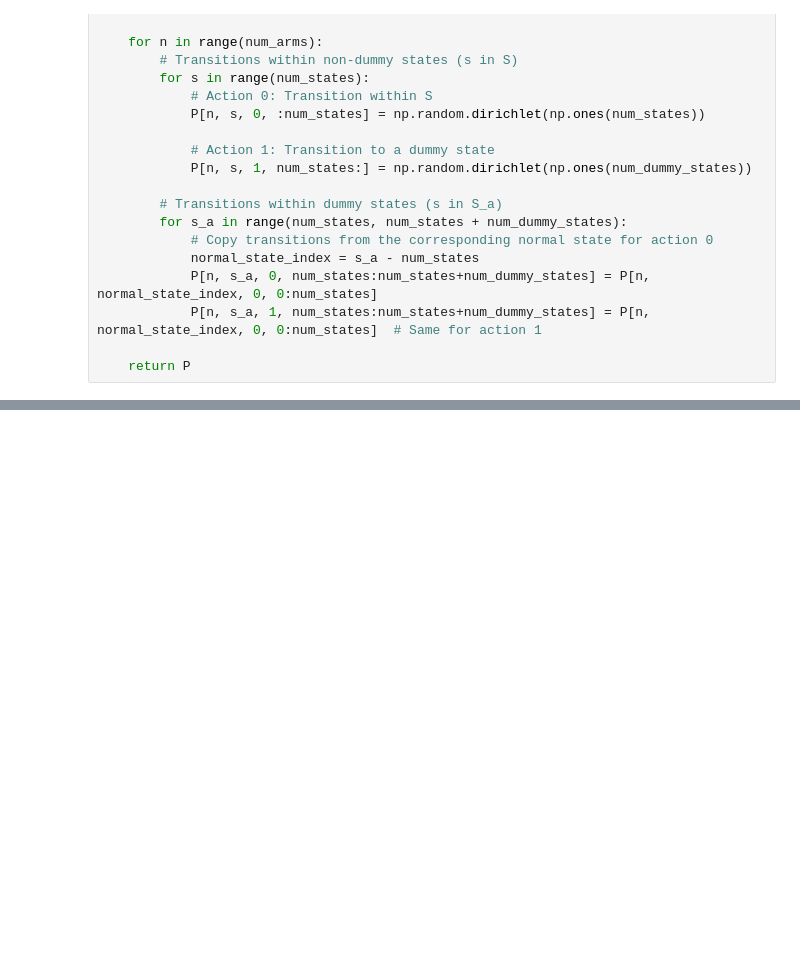
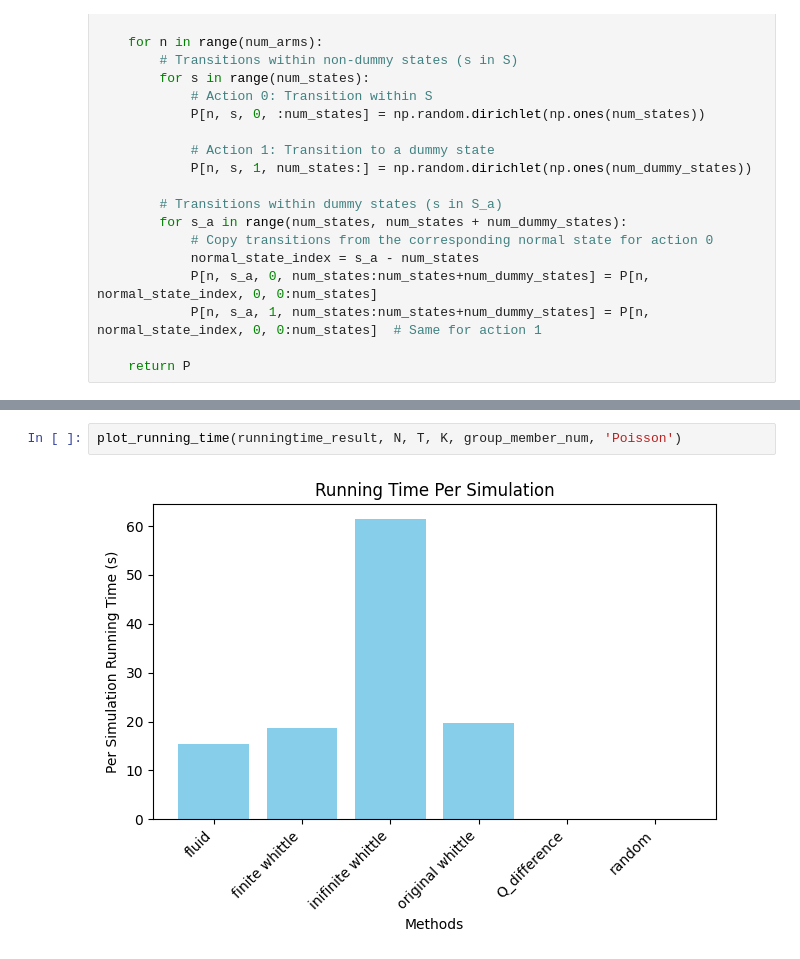
Before and after one commit to Haichuan23/Single_Use_RMAB, a Jupyter notebook: New_Experiment/run_experiment.ipynb, the cells around one changed output, grey strips where cells are left out. Cells and saved outputs as stored; diff of their text form; blank space fills up the shorter version.

```diff
--- a/New_Experiment/run_experiment.ipynb
+++ b/New_Experiment/run_experiment.ipynb
@@ -133,0 +134,4 @@ method is no-pull, value is 797.81
+# %%
+plot_running_time(runningtime_result, N, T, K, group_member_num, 'Poisson')
+# %% [output]
+[figure, added]
```
Also changed, not shown: parts of 5 cells of this notebook, 17 other files.
